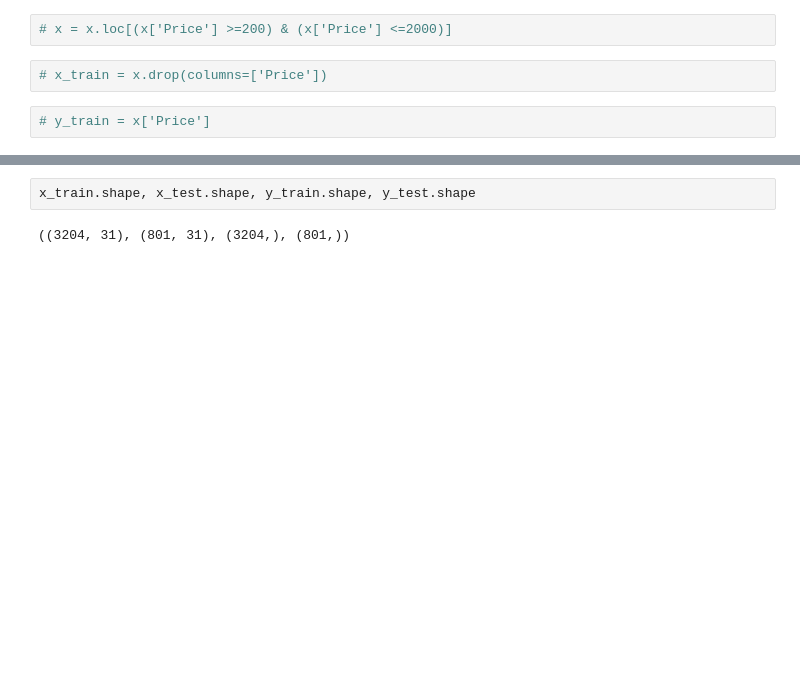
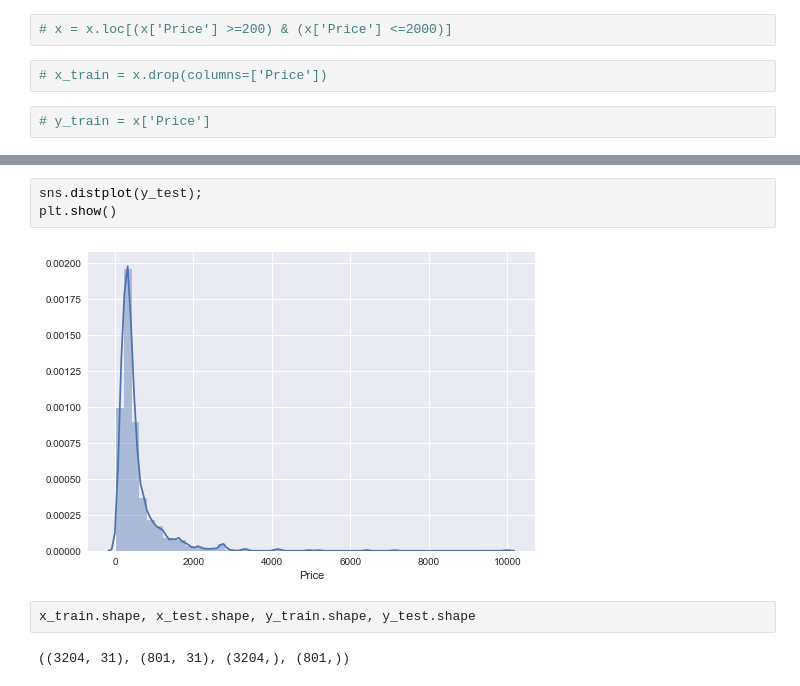
Before and after one commit to prerit2010/predictBookPrices, a Jupyter notebook: train.ipynb, the cells around one changed output, grey strips where cells are left out. Drawn from its saved outputs; the diff is of its cells as text; blank space fills up the shorter version.

```diff
--- a/train.ipynb
+++ b/train.ipynb
@@ -45,3 +50,8 @@ x_train, x_test, y_train, y_test = train_test_split(X, Y, test_size=0.20, random
+# %%
+sns.distplot(y_test);
+plt.show()
+# %% [output]
+[figure, added]
 # %%
 x_train.shape, x_test.shape, y_train.shape, y_test.shape
 # %% [output]
```
Also changed, not shown: parts of 14 cells of this notebook.
